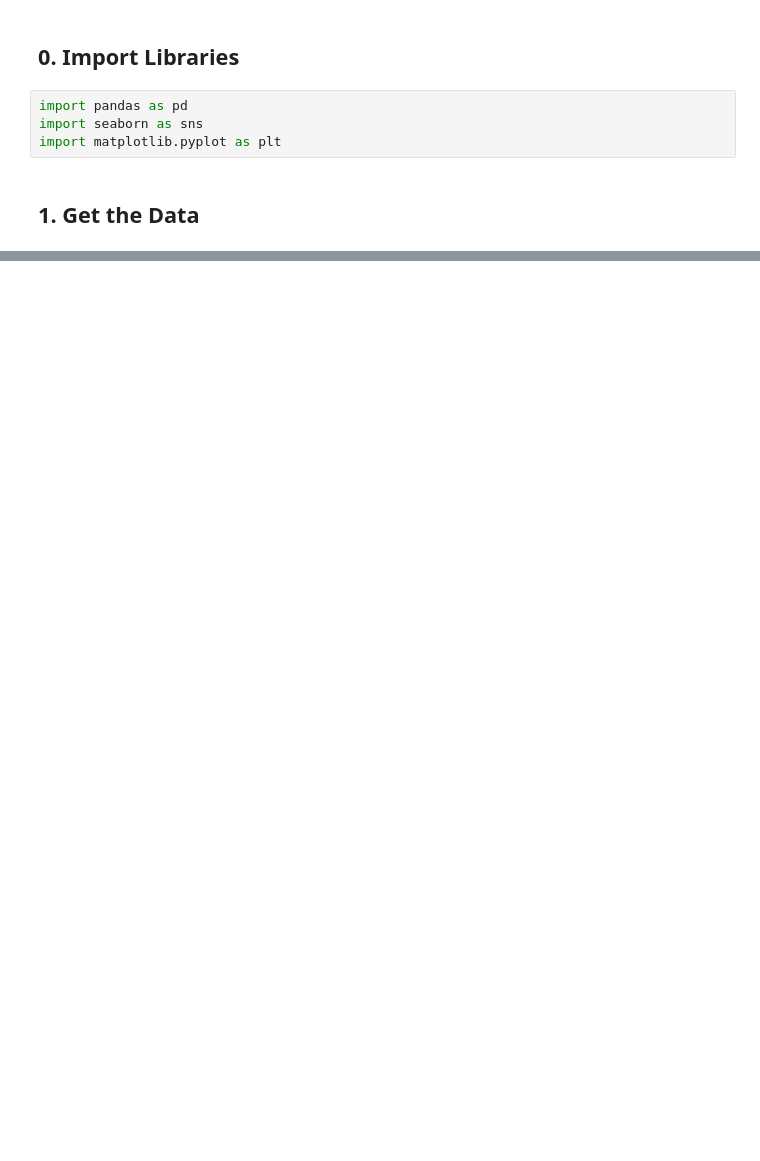
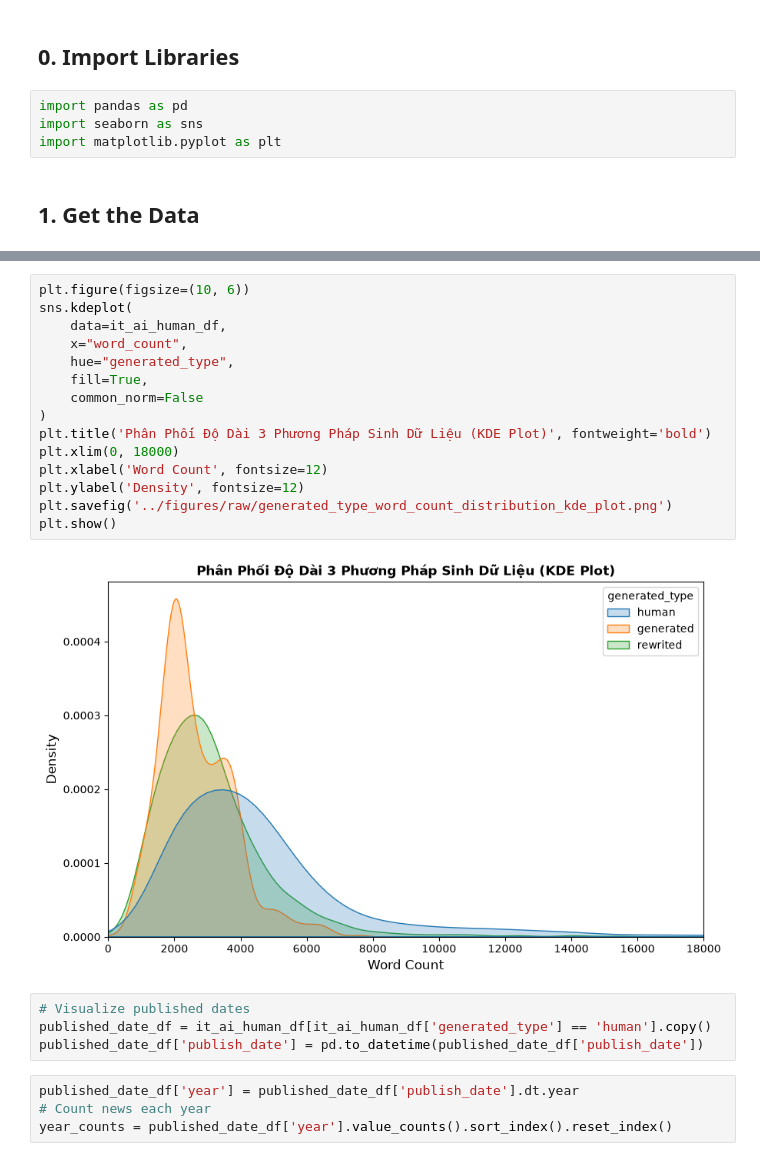
Before and after one commit to deckardLong/ai-content-detection, a Jupyter notebook: notebooks/01_eda.ipynb, the cells around one changed output, grey strips where cells are left out. Cells and saved outputs as stored; diff of their text form; blank space fills up the shorter version.

```diff
--- a/notebooks/01_eda.ipynb
+++ b/notebooks/01_eda.ipynb
@@ -98,0 +124,25 @@ plt.show()
+# %%
+plt.figure(figsize=(10, 6))
+sns.kdeplot(
+    data=it_ai_human_df,
+    x="word_count",
+    hue="generated_type",
+    fill=True,
+    common_norm=False
+)
+plt.title('Phân Phối Độ Dài 3 Phương Pháp Sinh Dữ Liệu (KDE Plot)', fontweight='bold')
+plt.xlim(0, 18000)
+plt.xlabel('Word Count', fontsize=12)
+plt.ylabel('Density', fontsize=12)
+plt.savefig('../figures/raw/generated_type_word_count_distribution_kde_plot.png')
+plt.show()
+# %% [output]
+[figure, added]
+# %%
+# Visualize published dates
+published_date_df = it_ai_human_df[it_ai_human_df['generated_type'] == 'human'].copy()
+published_date_df['publish_date'] = pd.to_datetime(published_date_df['publish_date'])
+# %%
+published_date_df['year'] = published_date_df['publish_date'].dt.year
+# Count news each year
+year_counts = published_date_df['year'].value_counts().sort_index().reset_index()
```
Also changed, not shown: parts of 18 cells of this notebook.
